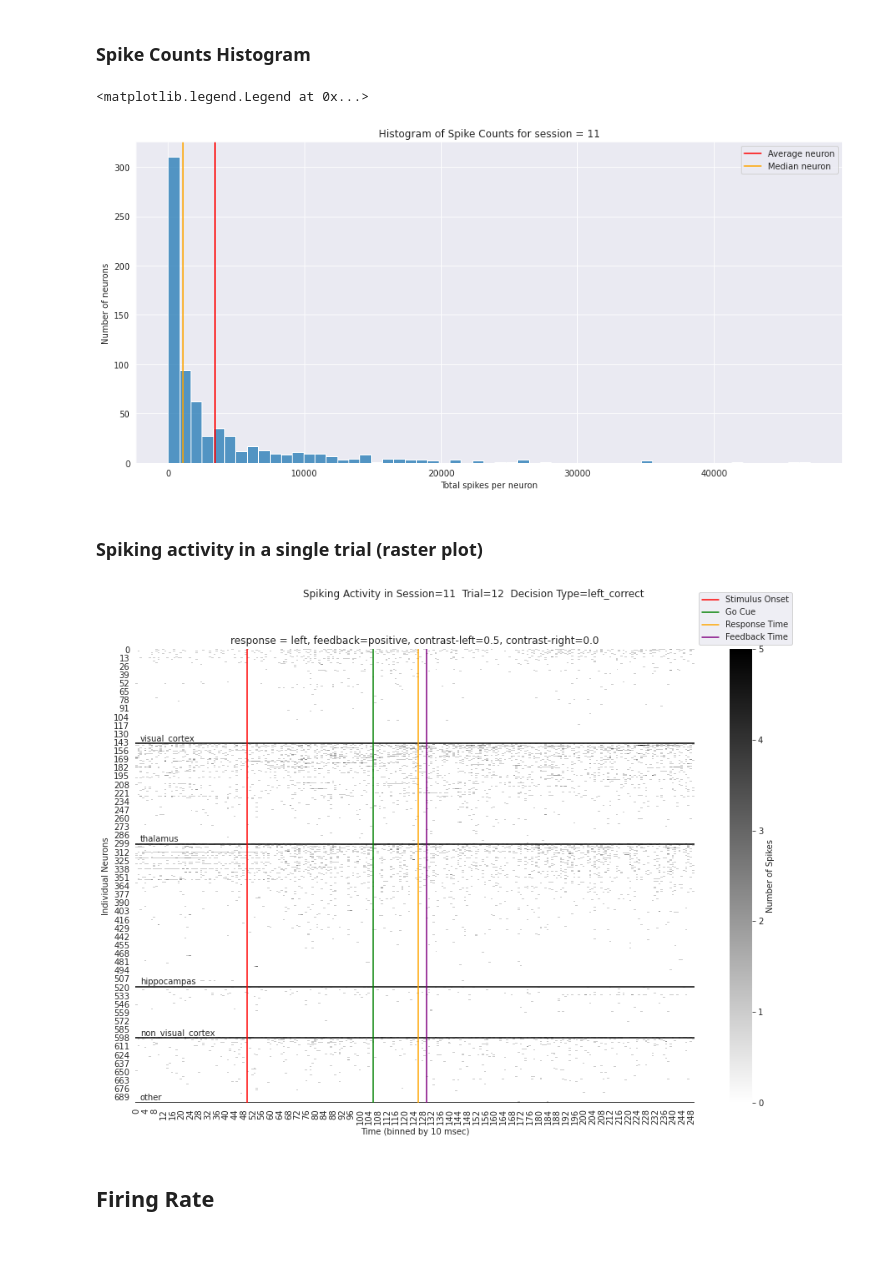
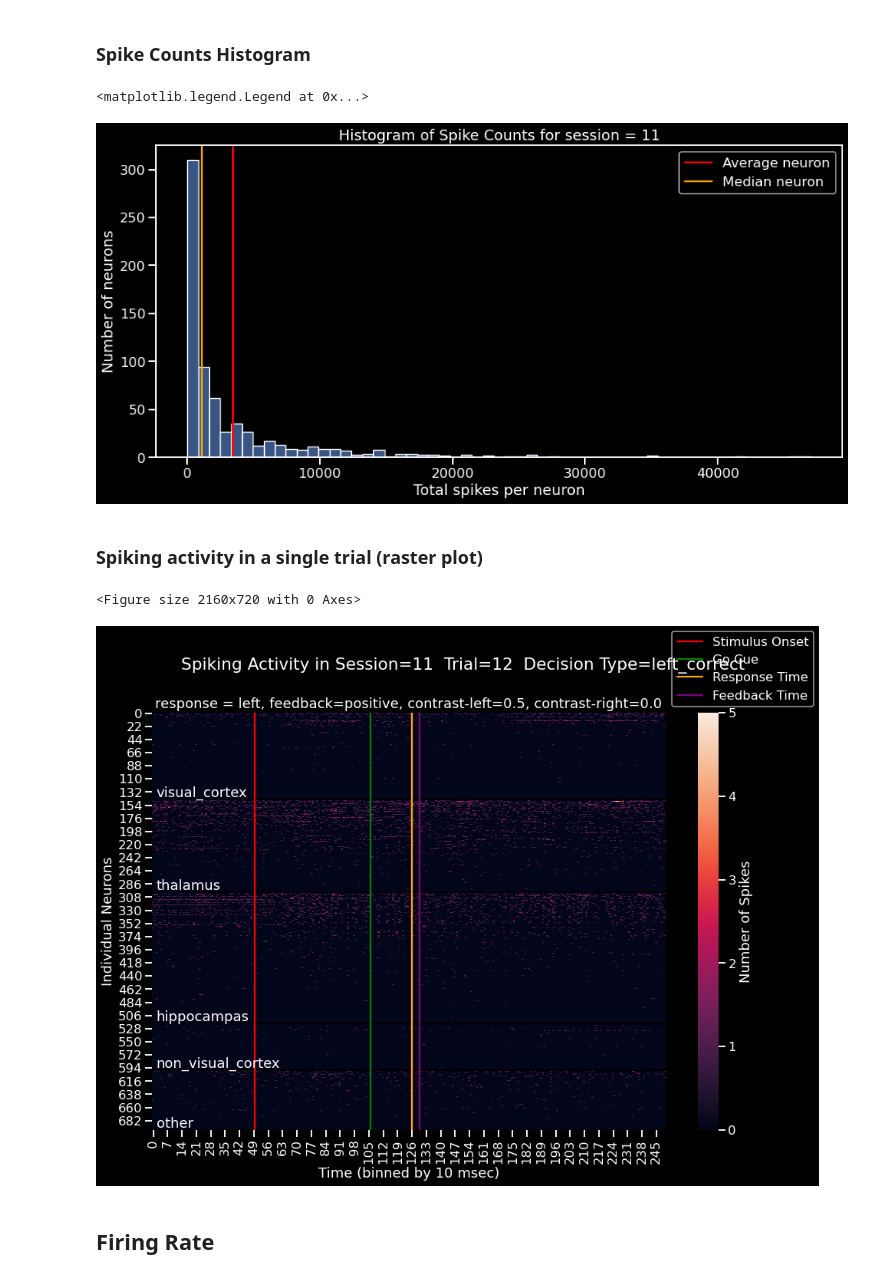
Before and after one commit to theairbend3r/spiking-brains, a Jupyter notebook: 03_neurons_analysis.ipynb, the cells around one changed output. Saved outputs shown, nothing was run; the diff lists cells and outputs as text; code cells hidden in the pictures; blank space fills up the shorter version.

Commit message:
Added dark theme to plots.

```diff
--- a/03_neurons_analysis.ipynb
+++ b/03_neurons_analysis.ipynb
@@ -13,7 +13,8 @@ from app.explore.neurons import plot_firing_rate, plot_spikes_raster, reduce_dim
 from app.utils.util import filter_neurons_by_brain_area, filter_neurons_by_brain_region, sort_neurons_by_brain_region, filter_trials
 
 %matplotlib inline
-sns.set_style("darkgrid")
+sns.set(style="ticks", context="talk")
+plt.style.use("dark_background")
 # %% [markdown]
 ## Load Data
 # %% [markdown]
@@ -95,13 +96,14 @@ plt.axvline(np.median(all_data[session_id]["spks"].sum(axis=(1, 2))), color="ora
 plt.legend()
 # %% [output]
 <matplotlib.legend.Legend at 0x...>
-[figure, old version]
+[figure, new version]
 # %% [markdown]
 ### Spiking activity in a single trial (raster plot)
 # %%
-plot_spikes_raster(all_data=all_data, session_id=11, trial_id=12, cmap="gray_r")
+plot_spikes_raster(all_data=all_data, session_id=11, trial_id=12, cmap="rocket")
 # %% [output]
+<Figure size 2160x720 with 0 Axes>
-[figure, old version]
+[figure, new version]
 # %% [markdown]
 ## Firing Rate
 # %% [markdown]
```
Also changed, not shown: parts of 8 cells of this notebook, 4 other files.
